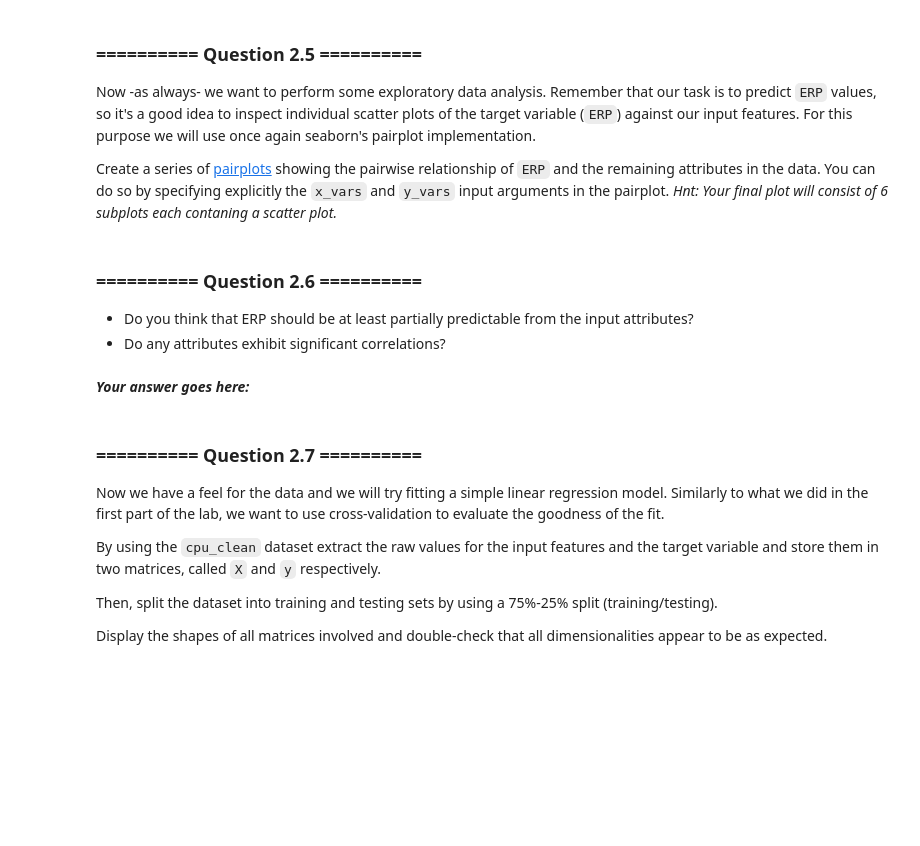
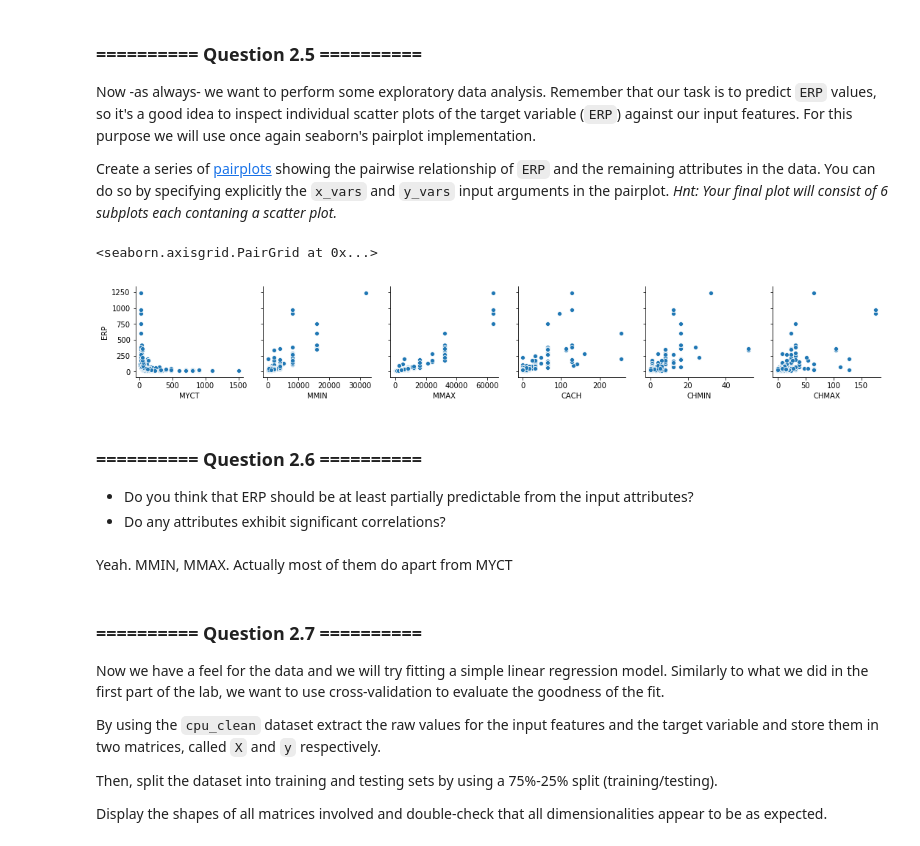
Before and after one commit to RJHughes/ML18, a Jupyter notebook: Labs/02 - Decision Trees and Linear Regression.ipynb, the cells around one changed output. Saved outputs shown, nothing was run; the diff lists cells and outputs as text; code cells hidden in the pictures; blank space fills up the shorter version.

```diff
--- a/Labs/02 - Decision Trees and Linear Regression.ipynb
+++ b/Labs/02 - Decision Trees and Linear Regression.ipynb
@@ -427,9 +466,14 @@ Create a series of [pairplots](https://seaborn.github.io/generated/seaborn.pairp
+# %%
+sns.pairplot(data = cpu, x_vars = ['MYCT','MMIN','MMAX','CACH','CHMIN', 'CHMAX'],y_vars ='ERP')
+# %% [output]
+<seaborn.axisgrid.PairGrid at 0x...>
+[figure, added]
 # %% [markdown]
 ### ========== Question 2.6 ==========
 * Do you think that ERP should be at least partially predictable from the input attributes?
 * Do any attributes exhibit significant correlations?
-# %% [markdown]
-***Your answer goes here:***
+# %% [markdown]
+Yeah. MMIN, MMAX. Actually most of them do apart from MYCT
 # %% [markdown]
 ### ========== Question 2.7 ==========
 Now we have a feel for the data and we will try fitting a simple linear regression model. Similarly to what we did in the first part of the lab, we want to use cross-validation to evaluate the goodness of the fit.
```
Also changed, not shown: parts of 29 cells of this notebook, 1 other file.
